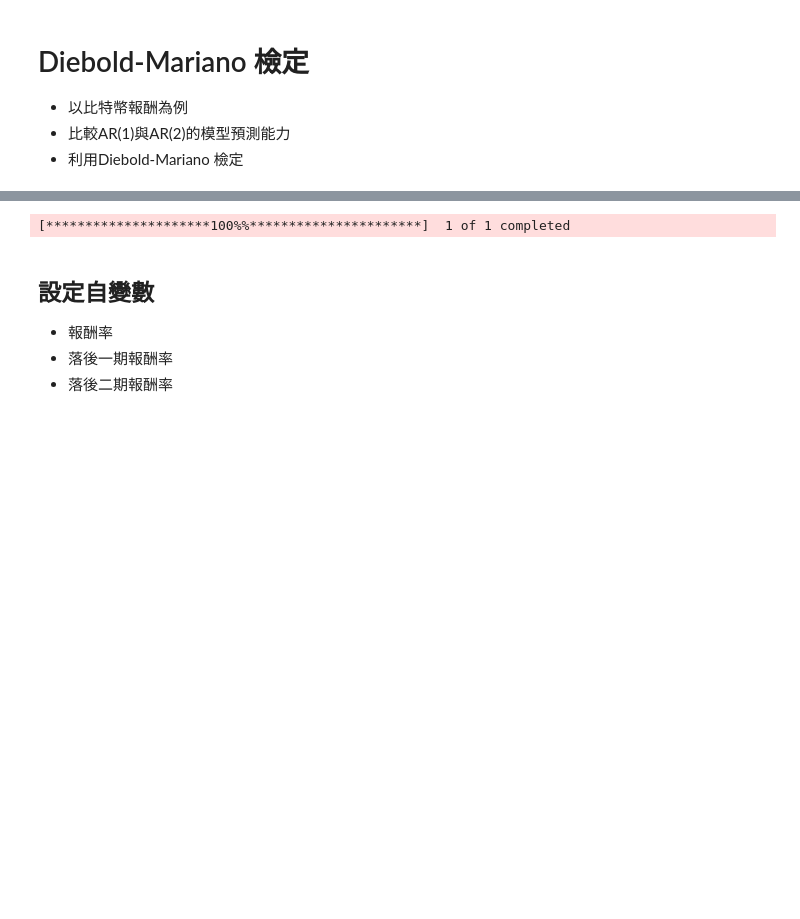
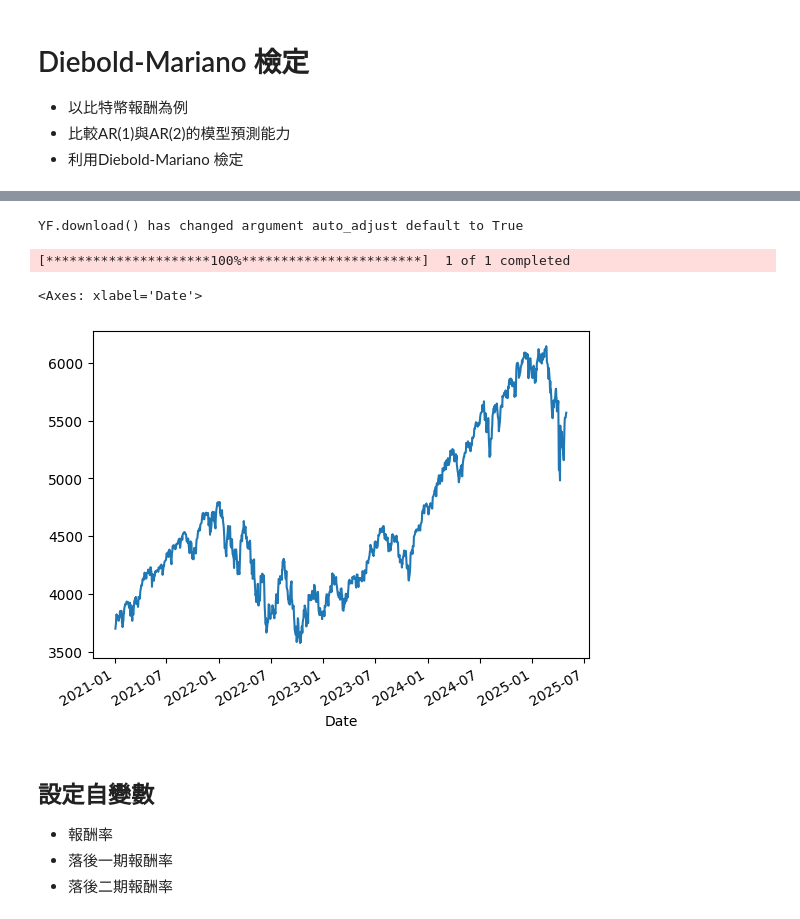
Before and after one commit to quetion/time_series_SCU, a Jupyter notebook: TS_Ch4_預測表現之評估_code.ipynb, the cells around one changed output, grey strips where cells are left out. Drawn from its saved outputs; the diff is of its cells as text; code cells hidden in the pictures; blank space fills up the shorter version.

```diff
--- a/TS_Ch4_預測表現之評估_code.ipynb
+++ b/TS_Ch4_預測表現之評估_code.ipynb
@@ -14,14 +35,18 @@ import yfinance as yf
 import statsmodels.api as sm
 #from statsmodels.regression.rolling import RollingOLS
 # %%
-data = yf.download('BTC-USD',start = '2020-01-01',end='2022-01-01')
-data = data[['Adj Close']] # only keep column = ['Adj Close']
-data.columns = ['price_btc'] # rename the column
-data.index = pd.to_datetime(data.index) # reset the index to be the date format
+data = yf.download('^gspc',start = '2021-01-01',end='2025-05-01')
+data = data[['Close']] # only keep column = ['Close']
+data.columns = ['price_spx'] # rename the column
+#data.index = pd.to_datetime(data.index) # reset the index to be the date format
 # %% [output]
-[*********************100%%**********************]  1 of 1 completed
+YF.download() has changed argument auto_adjust default to True
+[*********************100%***********************]  1 of 1 completed
 # %%
-data.price_btc.plot()
+data.price_spx.plot()
+# %% [output]
+<Axes: xlabel='Date'>
+[figure, added]
 # %% [markdown]
 ## 設定自變數
 - 報酬率
```
Also changed, not shown: parts of 18 cells of this notebook.
